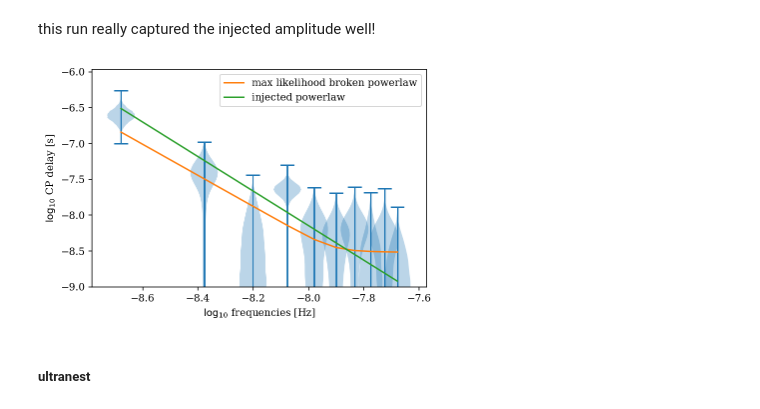
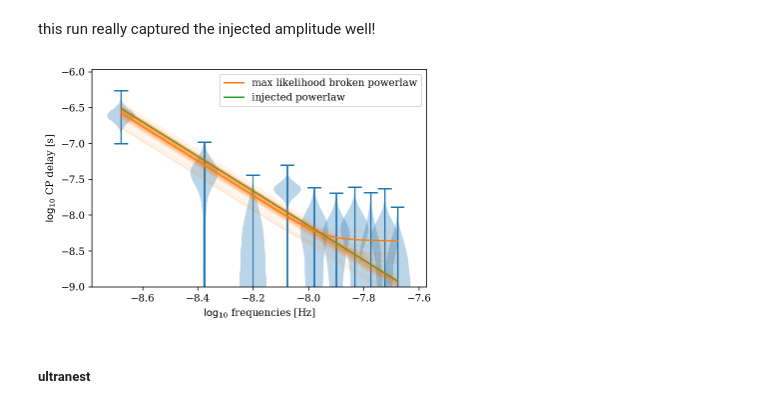
Before and after one commit to astrolamb/ceffyl, a Jupyter notebook: examples/PTA_freespec_ex1.ipynb, the cells around one changed output. Saved outputs shown, nothing was run; the diff lists cells and outputs as text; code cells hidden in the pictures.

```diff
--- a/examples/PTA_freespec_ex1.ipynb
+++ b/examples/PTA_freespec_ex1.ipynb
@@ -214,21 +229,34 @@ this run really captured the injected amplitude well!
 # %%
 idx = np.where(bpl10f('lnpost').max()==bpl10f('lnpost'))[0][0]
 log10_A, log10_fb = bpl10f.chain[bpl10f.burn:][idx][:2]
 
 bpl = 0.5*np.log10(models.broken_powerlaw(bpl10f.rn_freqs, log10_A=log10_A,
-                                          gamma=13/3, log10_fb=log10_fb))
+                                          gamma=gamma_inj, log10_fb=log10_fb))
+
+idx = np.random.randint(0, bpl10f.chain[bpl10f.burn:].shape[0],
+                        100)
+log10_A, log10_fb = bpl10f.chain[bpl10f.burn:][idx][:,:2].T
+plspread = 0.5*np.log10(models.broken_powerlaw(bpl10f.rn_freqs[None,:].T,
+                                               log10_A=log10_A,
+                                               gamma=gamma_inj,
+                                               log10_fb=log10_fb))
+
+pl_inj = 0.5*np.log10(models.powerlaw(bpl10f.rn_freqs, log10_A=log10A_inj,
+                                      gamma=gamma_inj))
 
 plt.violinplot(pd.DataFrame(freespec(freespec.params[-15:-5])),
                positions=np.log10(freespec.rn_freqs),
                widths=0.1)
 plt.plot(np.log10(bpl10f.rn_freqs), bpl, label='max likelihood broken powerlaw')
 plt.plot(np.log10(bpl10f.rn_freqs), pl_inj, label='injected powerlaw')
+plt.plot(np.log10(bpl10f.rn_freqs), plspread, color='C1',
+         alpha=0.05)
 plt.xlabel('$\log_{10}$ frequencies [Hz]')
 plt.ylabel(r'$\log_{10}$ CP delay [s]')
 plt.ylim(-9)
 plt.legend();
 # %% [output]
-[figure, old version]
+[figure, new version]
 # %% [markdown]
 ##### ultranest
 # %% [markdown]
```
Also changed, not shown: parts of 19 cells of this notebook.
